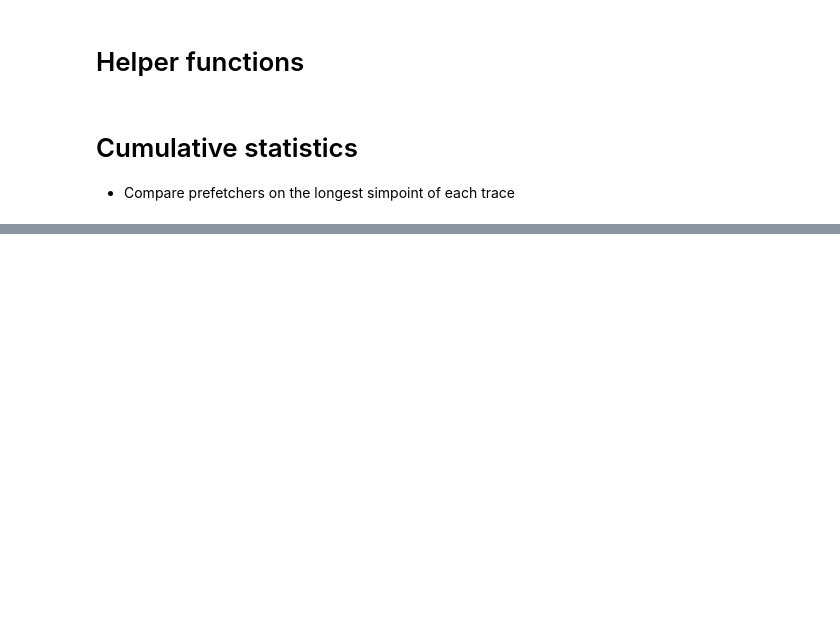
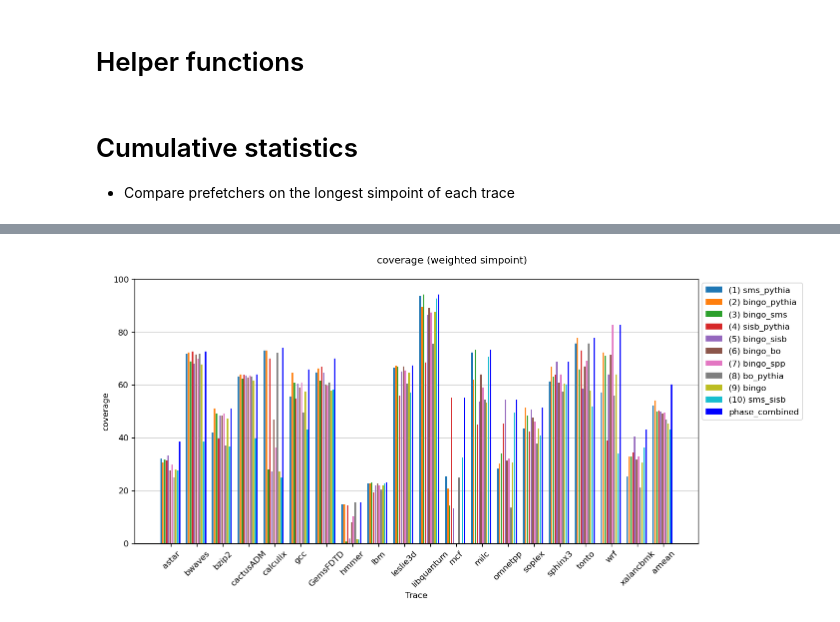
Before and after one commit to cmolder/prefetcher-zoo-analysis, a Jupyter notebook: 20220327-zoo.ipynb, the cells around one changed output, grey strips where cells are left out. Drawn from its saved outputs; the diff is of its cells as text; code cells hidden in the pictures; blank space fills up the shorter version.

```diff
--- a/20220327-zoo.ipynb
+++ b/20220327-zoo.ipynb
@@ -217,3 +276,7 @@ plot_cumulative_statistics(df, weights, metric='accuracy', method='weighted', ym
 # %%
-plot_cumulative_statistics(df, weights, metric='coverage', method='weighted', ymin=0, ymax=100)
+plot_cumulative_statistics(df, weights, metric='coverage', method='weighted',
+                           ymin=0, ymax=100, dpi=120,
+                           filter_benchmarks=spec)
+# %% [output]
+[figure, added]
 # %%
```
Also changed, not shown: parts of 35 cells of this notebook, 1 other file.
